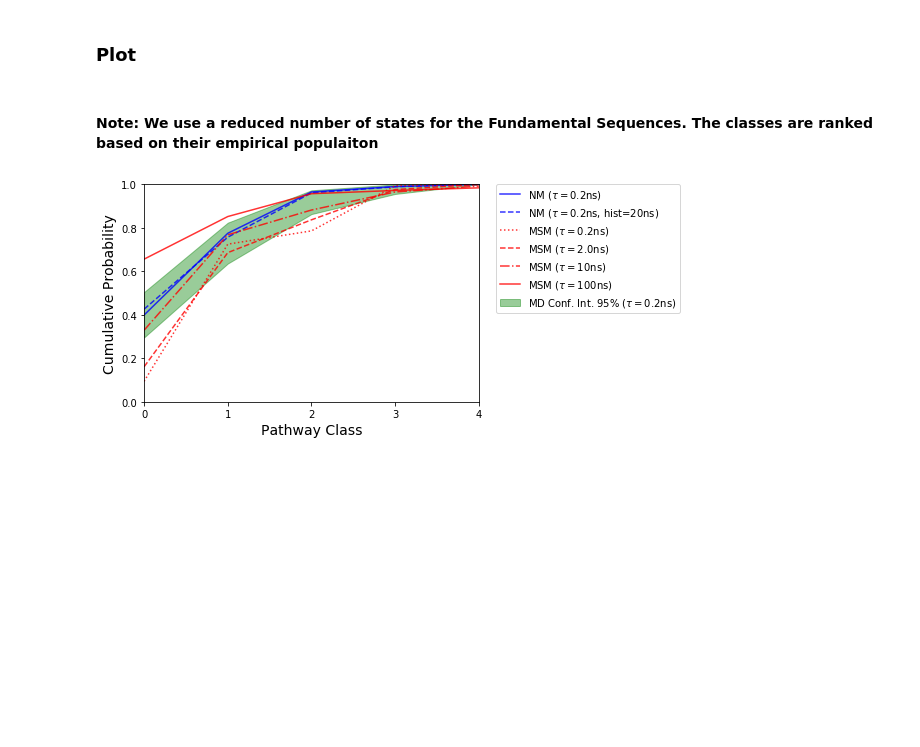
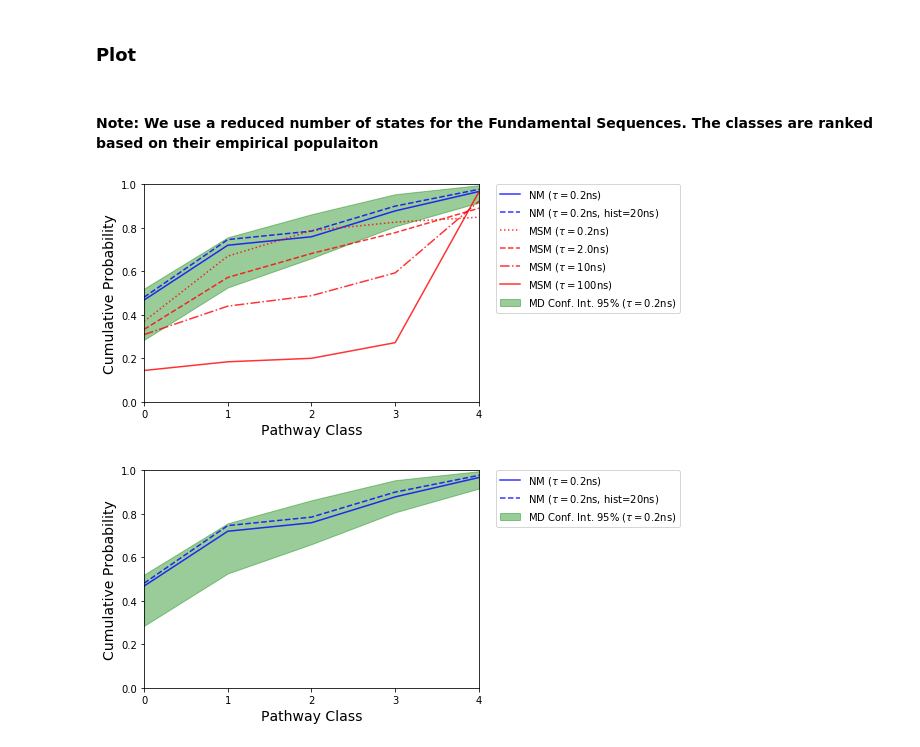
Before and after one commit to choderalab/msm-mfpt, a Jupyter notebook: models/Trp_FS_after_clustering.ipynb, the cells around one changed output. Saved outputs shown, nothing was run; the diff lists cells and outputs as text; code cells hidden in the pictures; blank space fills up the shorter version.

Commit message:
Uptated plots without MSM Chig-Trp, Villin was re-run

```diff
--- a/models/Trp_FS_after_clustering.ipynb
+++ b/models/Trp_FS_after_clustering.ipynb
@@ -414,27 +414,45 @@ mdmin, mdmax = confindence_interval_cdf(mdFSweights, tot_count_md)
 # %%
 printmd("#### Note: We use a reduced number of states for the Fundamental Sequences. The classes are ranked based on their empirical populaiton")
 
 alpha=0.8
 x = list( range(len(mdFS))  )
 
 plt.fill_between(x, mdmin, mdmax, color='green', alpha=0.4, label=r'MD Conf. Int. 95% ($\tau=0.2$ns)')
 plt.plot(x, cdf(nmFSweights_temp), label = r'NM ($\tau=0.2$ns)', color='blue', alpha=alpha)
 plt.plot(x, cdf(mcFSweights_temp), '--',label = r'NM ($\tau=0.2$ns, hist=20ns)', color='blue', alpha=alpha)
 
 plt.plot(x, cdf(msmFSweights_temp),':', label = r'MSM ($\tau=0.2$ns)', color='red', alpha=alpha)
 plt.plot(x, cdf(msmFSweights_temp_10),'--', label = r'MSM ($\tau=2.0$ns)', color='red', alpha=alpha)
 plt.plot(x, cdf(msmFSweights_temp_50),'-.', label = r'MSM ($\tau=10$ns)', color='red', alpha=alpha)
 plt.plot(x, cdf(msmFSweights_temp_500),'-', label = r'MSM ($\tau=100$ns)', color='red', alpha=alpha)
 
 
 plt.xticks([i for i in range(0,2*len(mdFS),1)])
 plt.xlim([0,4])
 plt.ylim([0.0,1])
 plt.xlabel('Pathway Class', fontsize=14)
 plt.ylabel('Cumulative Probability', fontsize=14)
 
 plt.legend(bbox_to_anchor=(1.05, 1), loc=2, borderaxespad=0.)
 plt.show()
+
+
+# without MSM
+plt.fill_between(x, mdmin, mdmax, color='green', alpha=0.4, label=r'MD Conf. Int. 95% ($\tau=0.2$ns)')
+plt.plot(x, cdf(nmFSweights_temp), label = r'NM ($\tau=0.2$ns)', color='blue', alpha=alpha)
+plt.plot(x, cdf(mcFSweights_temp), '--',label = r'NM ($\tau=0.2$ns, hist=20ns)', color='blue', alpha=alpha)
+
+
+
+plt.xticks([i for i in range(0,2*len(mdFS),1)])
+plt.xlim([0,4])
+plt.ylim([0.0,1])
+plt.xlabel('Pathway Class', fontsize=14)
+plt.ylabel('Cumulative Probability', fontsize=14)
+
+plt.legend(bbox_to_anchor=(1.05, 1), loc=2, borderaxespad=0.)
+plt.show()
 # %% [output]
 #### Note: We use a reduced number of states for the Fundamental Sequences. The classes are ranked based on their empirical populaiton
-[figure, old version]
+[figure, new version]
+[figure, added]
```
Also changed, not shown: parts of 5 cells of this notebook, 3 other files.
